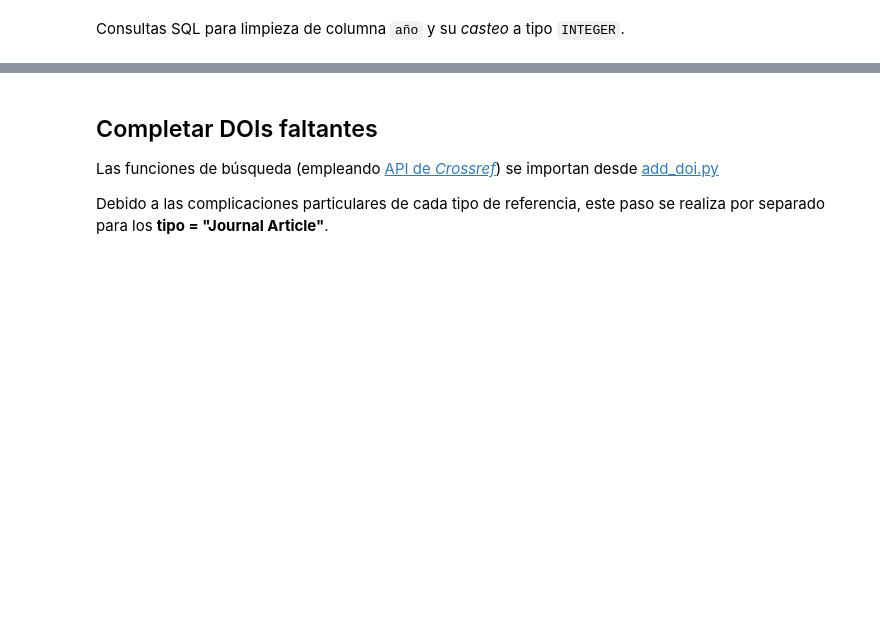
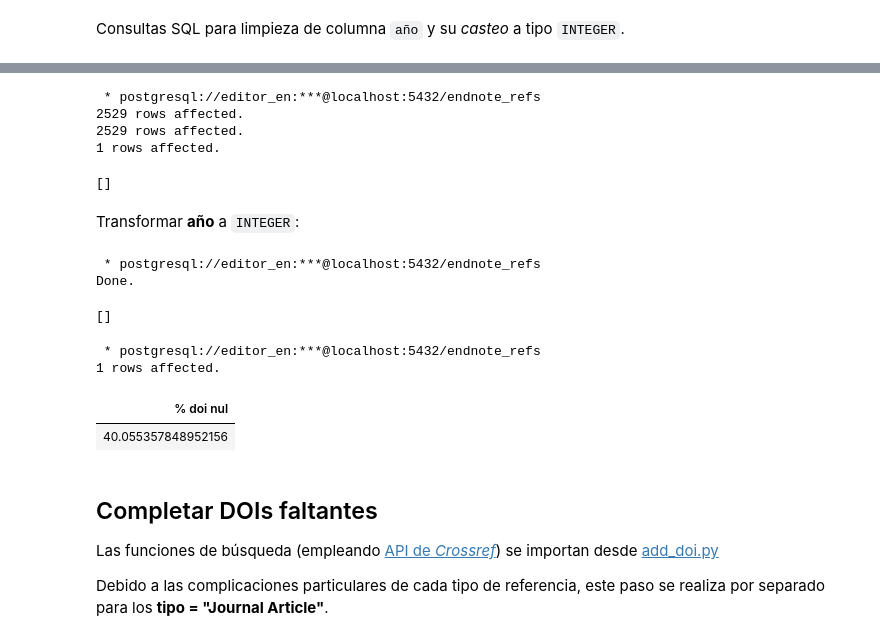
Before and after one commit to gab-mol/edit_endnote_lib, a Jupyter notebook: main.ipynb, the cells around one changed output, grey strips where cells are left out. Cells and saved outputs as stored; diff of their text form; code cells hidden in the pictures; blank space fills up the shorter version.

```diff
--- a/main.ipynb
+++ b/main.ipynb
@@ -175,3 +95,45 @@ select año, count(*)  from endnote.referencias
+# %%
+%%sql
+-- Reparar años con errores de tipeo:
+--- eliminar espacios
+UPDATE endnote_refs.endnote.referencias
+SET año = REGEXP_REPLACE(año, ' ', '', 'g');
+
+--- eliminar letras
+UPDATE endnote_refs.endnote.referencias
+SET año = REGEXP_REPLACE(año, '[a-zA-Z]', '', 'g');
+
+--- eliminar "."
+UPDATE endnote_refs.endnote.referencias
+SET año = REPLACE(año, '.', '')
+WHERE año LIKE '%.%';
+# %% [output]
+ * postgresql://editor_en:***@localhost:5432/endnote_refs
+2529 rows affected.
+2529 rows affected.
+1 rows affected.
+[]
+# %% [markdown]
+Transformar **año** a `INTEGER`:
+# %%
+%%sql
+
+ALTER TABLE endnote.referencias
+ALTER COLUMN año TYPE INTEGER USING año::INTEGER;
+# %% [output]
+ * postgresql://editor_en:***@localhost:5432/endnote_refs
+Done.
+[]
+# %%
+%%sql
+-- proporción doi nulos
+SELECT ((SELECT count(*) FROM endnote.referencias WHERE doi is null)::float /
+		(SELECT count(*) FROM endnote.referencias)::float)*100 as "% doi nul";
+# %% [output]
+ * postgresql://editor_en:***@localhost:5432/endnote_refs
+1 rows affected.
+| % doi nul |
+| 40.055357848952156 |
 # %% [markdown]
 ## Completar DOIs faltantes
 Las funciones de búsqueda (empleando [API de *Crossref*](https://search.crossref.org/)) se importan desde [add_doi.py](completar_doi\add_doi.py)
```
Also changed, not shown: parts of 15 cells of this notebook, 2 other files.
